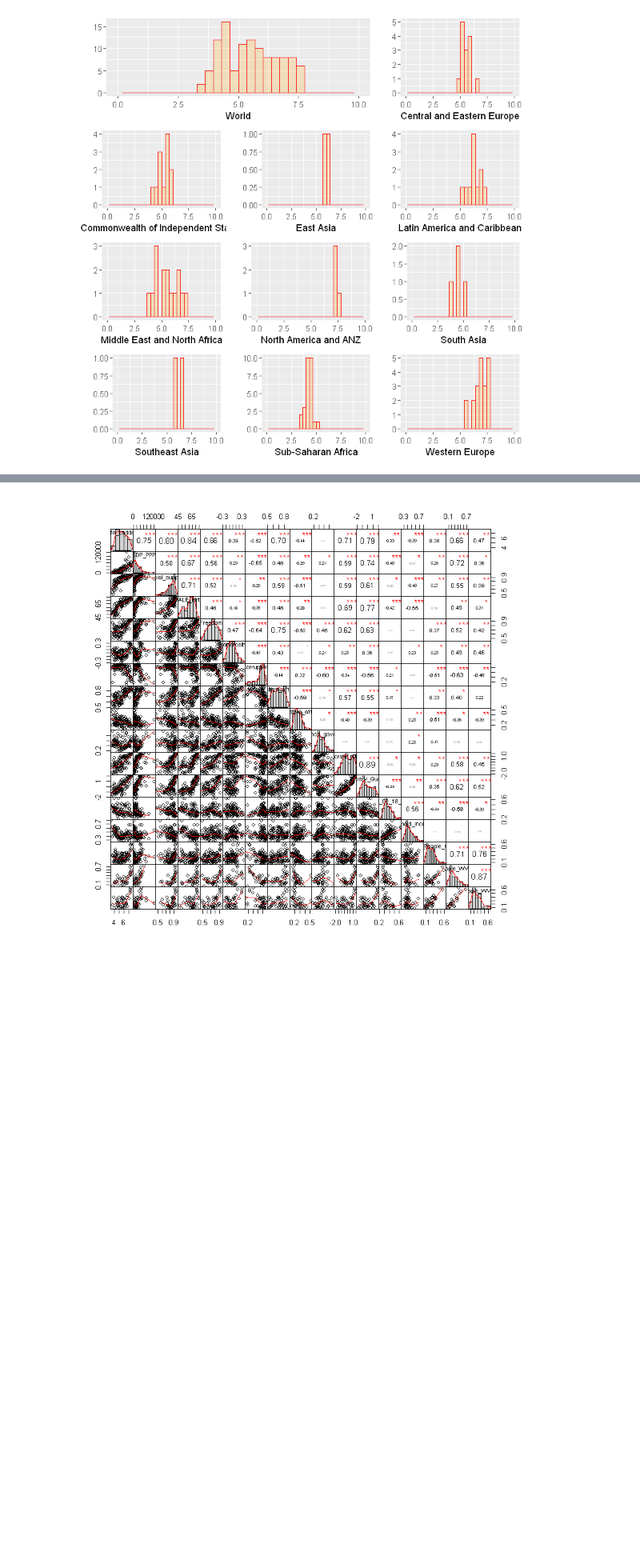
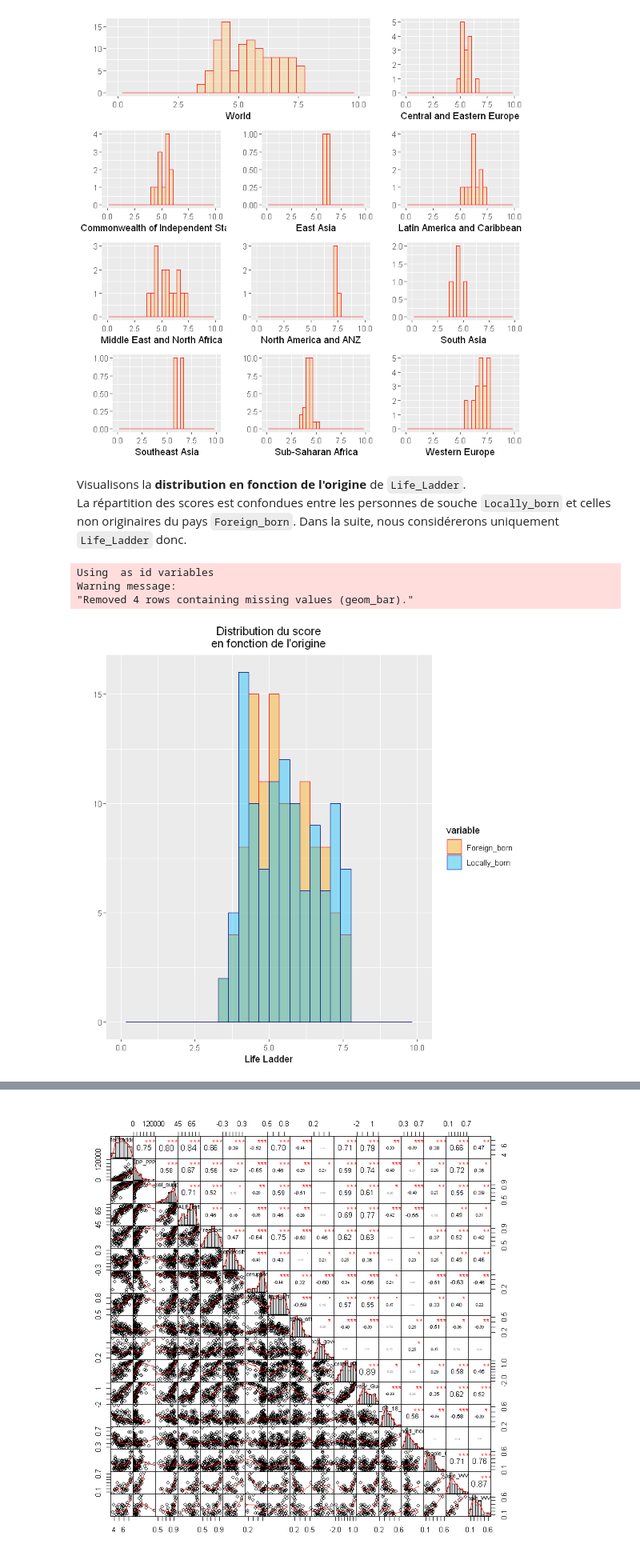
Before and after one commit to Lrakotoson/M_R, a Jupyter notebook: S1/M1Econometrie/Projet/HAPPINESS/Happiness_migration/happiness.ipynb, the cells around one changed output, grey strips where cells are left out. Shown at 80% size. Drawn from its saved outputs; the diff is of its cells as text; code cells hidden in the pictures; blank space fills up the shorter version.

```diff
--- a/S1/M1Econometrie/Projet/HAPPINESS/Happiness_migration/happiness.ipynb
+++ b/S1/M1Econometrie/Projet/HAPPINESS/Happiness_migration/happiness.ipynb
@@ -134,3 +136,22 @@ Warning message:
 Warning message:
 "Removed 2 rows containing missing values (geom_bar)."
 [figure]
+# %% [markdown]
+Visualisons la **distribution en fonction de l'origine** de `Life_Ladder`.
+La répartition des scores est confondues entre les personnes de souche `Locally_born` et celles non originaires du pays `Foreign_born`. Dans la suite, nous considérerons uniquement `Life_Ladder` donc.
+# %%
+ggplot(melt(data[,c(3,6)]), aes(x = value)) +
+    geom_histogram(aes(color = variable, fill = variable),
+                   position = "identity",
+                   bins = 30, alpha = 0.4) +
+    scale_color_manual(values = c("red", "blue4")) +
+    scale_fill_manual(values = c("orange", "deepskyblue")) +
+    scale_x_continuous(name = "Life Ladder",
+                       limits = c(0, 10)) + ylab("") +
+    theme(plot.title = element_text(hjust = 0.5)) +
+    labs(title = "Distribution du score\nen fonction de l'origine")
+# %% [output]
+Using  as id variables
+Warning message:
+"Removed 4 rows containing missing values (geom_bar)."
+[figure, added]
```
Also changed, not shown: parts of 8 cells of this notebook, 2 other files.
